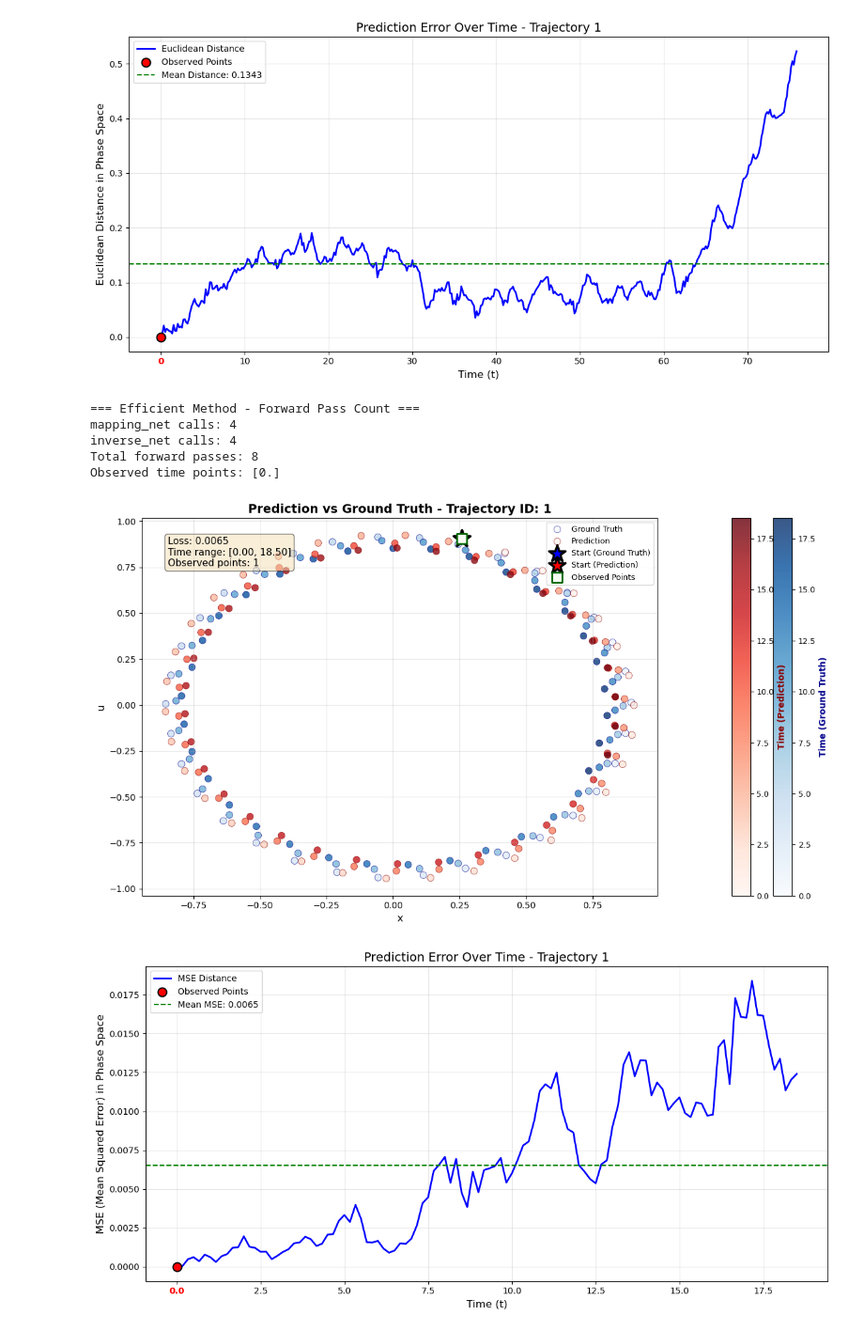
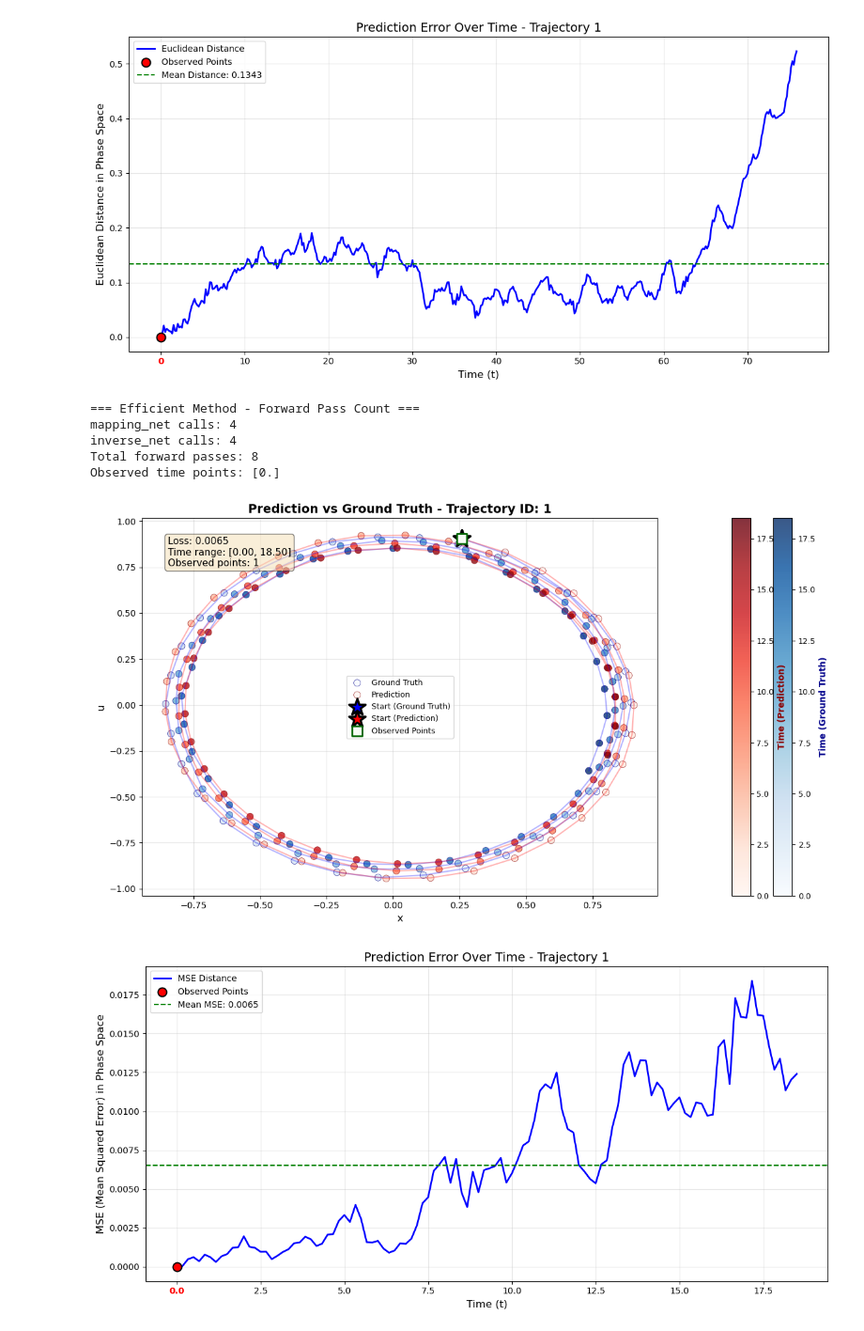
Before and after one commit to thomasGR9/Hamilton_Jacobi_NN, a Jupyter notebook: training_results_real_pendulum.ipynb, the cells around one changed output. Shown at 94% size. Cells and saved outputs as stored; diff of their text form; code cells hidden in the pictures.

```diff
--- a/training_results_real_pendulum.ipynb
+++ b/training_results_real_pendulum.ipynb
@@ -66,4 +71,14 @@ from modules import (
     )
+# %%
+with open("all_dataframes_real_pendulum_retry.pkl", "rb") as f:
+    loaded_dfs = pickle.load(f)
+
+# Access them like before:
+train_df = loaded_dfs['train_df_real_pendulum_retry']
+val_df = loaded_dfs['test_df_real_pendulum_retry']
+
+train_id_df = loaded_dfs['train_id_df_real_pendulum_retry']
+val_id_df = loaded_dfs['test_id_df_real_pendulum_retry']
 # %%
 save_dir_path = "./save_directory_noisy_full_pred_real_pendulum_1"
 # %%
@@ -286,12 +313,38 @@ Observed time points: [0.]
 [figure]
 [figure]
 # %%
-test_model_in_single_trajectory(get_data_from_trajectory_id_function=get_data_from_trajectory_id, loss_type="mse", test_id_df=test_id_df_real_pendulum, test_df=test_df_real_pendulum, trajectory_id=1, mapping_net=mapping_net, inverse_net=inverse_net, device=device, point_indexes_observed=point_indexes_observed, connect_points=False, portion_to_visualize=None, show_zeroings=False ,show_period=False, period=0.0, max_t_training=max_t_training, efficiently=True,  method = "gaussian_mixture_simple", threshold=1.0, dt=dt, alpha=1.0, gamma=1.0, cluster_weight_threshold=0.5, max_n_components=4, search_range_lower_pct=0.1, search_range_upper_pct=0.6, verbose=True)
+test_model_in_single_trajectory(
+get_data_from_trajectory_id_function=get_data_from_trajectory_id,
+loss_type="mse",
+test_id_df=test_id_df_real_pendulum,
+test_df=test_df_real_pendulum,
+trajectory_id=1,
+mapping_net=mapping_net,
+inverse_net=inverse_net,
+device=device,
+point_indexes_observed=point_indexes_observed,
+connect_points=True,
+portion_to_visualize=None,
+show_zeroings=False,
+show_period=False,
+period=0.0,
+max_t_training=max_t_training,
+efficiently=True,
+method = "gaussian_mixture_simple",
+threshold=1.0,
+dt=dt,
+alpha=1.0,
+gamma=1.0,
+cluster_weight_threshold=0.5,
+max_n_components=4,
+search_range_lower_pct=0.1,
+search_range_upper_pct=0.6,
+verbose=True)
 # %% [output]
 === Efficient Method - Forward Pass Count ===
 mapping_net calls: 4
 inverse_net calls: 4
 Total forward passes: 8
 Observed time points: [0.]
-[figure, old version]
+[figure, new version]
 [figure]
```
Also changed, not shown: parts of 15 cells of this notebook, 4 other files.
